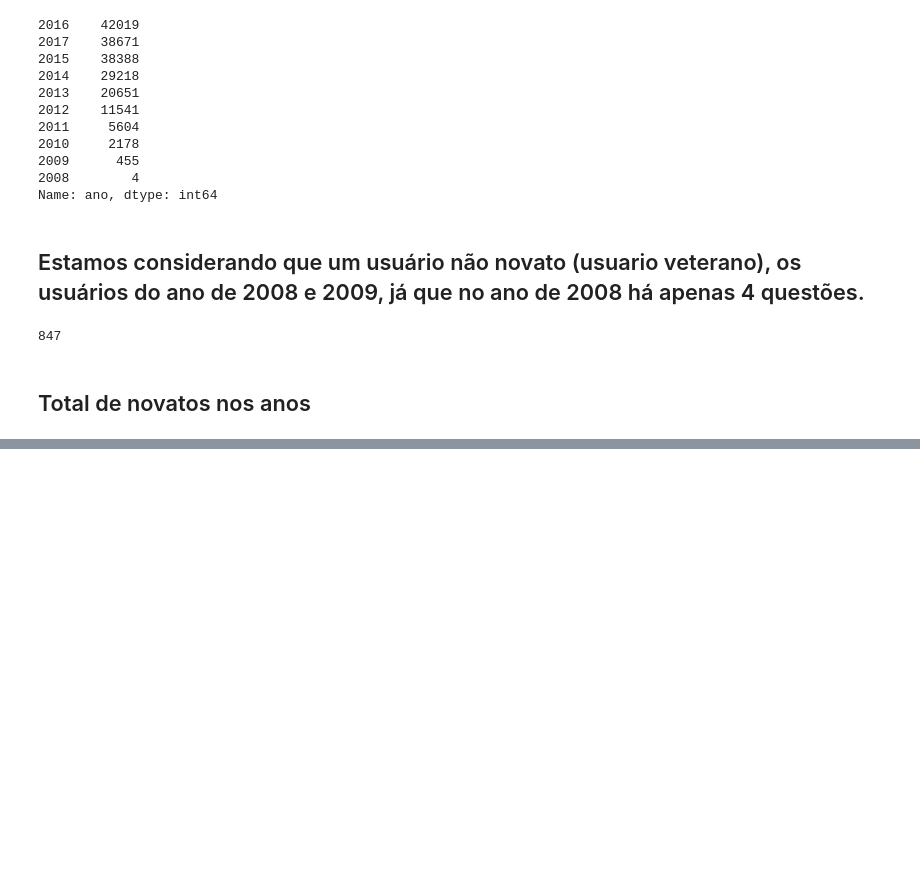
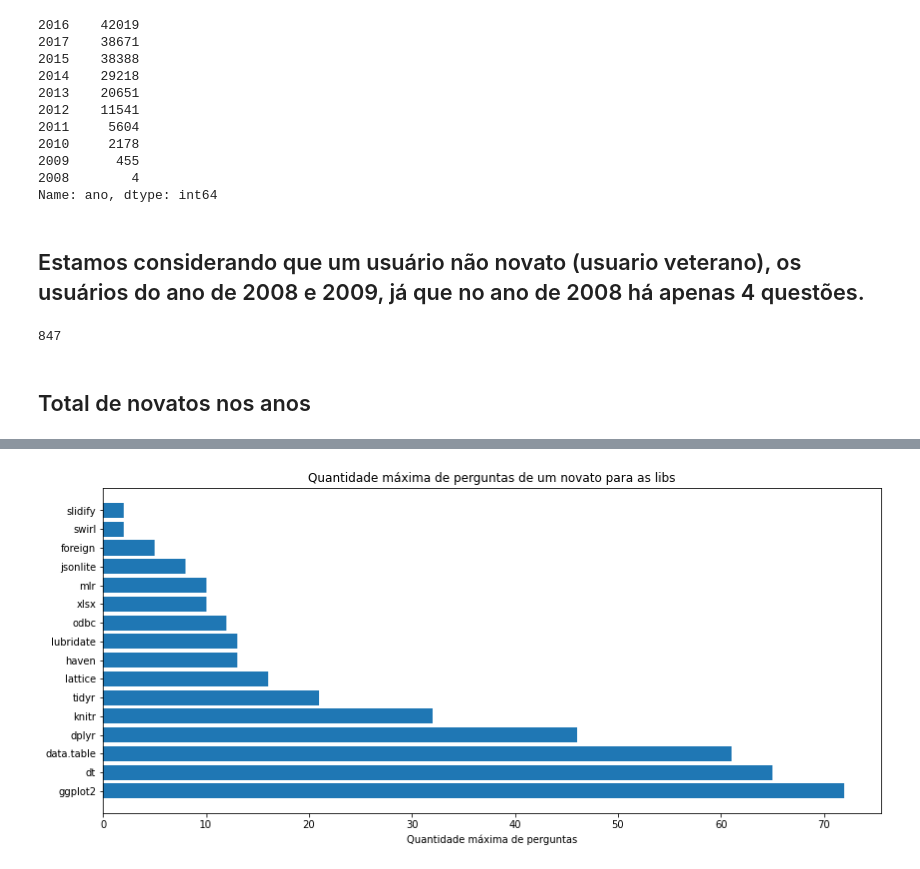
Before and after one commit to JuanFSR/EngenhariaEmpirica, a Jupyter notebook: mineracao_r.ipynb, the cells around one changed output, grey strips where cells are left out. Cells and saved outputs as stored; diff of their text form; code cells hidden in the pictures; blank space fills up the shorter version.

```diff
--- a/mineracao_r.ipynb
+++ b/mineracao_r.ipynb
@@ -118,17 +118,23 @@ libTerms = [
     ['data.table'],
     ['tidyr'],
     ['knitr'],
-    ['Caret'],
-    ['Esquisse'],
-    ['Brilhante'],
+    ['dt'],
     ['lubridate'],
-    ['H20'],
     ['mlr'],
-    ['Prophet'],
-    ['Plotly'],
     ['lattice'],
     ['jsonlite'],
     ['slidify'],
+    ['swirl'],
+    ['CircStats'],
+    ['DBI'],
+    ['odbc'],
+    ['RMySQL'],
+    ['RSQLite'],
+    ['RPostgresSQL'],
+    ['XLConnect'],
+    ['xlsx'],
+    ['foreign'],
+    ['haven']
 ]
 
 for libs in libTerms:
@@ -185,12 +191,17 @@ labelRepeat = []
 
 for term in libTerms:
     print('Lib', term[0])
-    print('\tQtd total de novatos: ', dataLanguage.loc[dataLanguage['Lib'] == term[0], 'NewCommers'].sum())
-    print('\tQtd max de novatos em um mês: ', max(dataLanguage.loc[dataLanguage['Lib'] == term[0], 'NewCommers']))
-    print('\tMaior qtd de perguntas feitas por um novato: ', max(dataNewerRepeat.loc[dataNewerRepeat['Lib'] == term[0], 'Repeat']), '\n')
+    qtdTotal = dataLanguage.loc[dataLanguage['Lib'] == term[0], 'NewCommers'].sum()
 
-    resultRepeat.append(max(dataNewerRepeat.loc[dataNewerRepeat['Lib'] == term[0], 'Repeat']))
-    resultNewers.append(dataLanguage.loc[dataLanguage['Lib'] == term[0], 'NewCommers'].sum())
-    labelRepeat.append(term[0])
+    if qtdTotal >= 1:
+        # print('\tQtd total de novatos: ', qtdTotal)
+        # print('\tQtd max de novatos em um mês: ', max(dataLanguage.loc[dataLanguage['Lib'] == term[0], 'NewCommers']))
+        # print('\tMaior qtd de perguntas feitas por um novato: ', max(dataNewerRepeat.loc[dataNewerRepeat['Lib'] == term[0], 'Repeat']), '\n')
+
+        resultRepeat.append(max(dataNewerRepeat.loc[dataNewerRepeat['Lib'] == term[0], 'Repeat']))
+        resultNewers.append(dataLanguage.loc[dataLanguage['Lib'] == term[0], 'NewCommers'].sum())
+        labelRepeat.append(term[0])
+    else:
+        print('Qtd menor que 0')
 # %% [output]
 Lib dplyr
@@ -222,20 +250,22 @@ dataResult
 # %%
 dataResult = dataResult.sort_values(by=['qtd_max_ptgn'])
 
 fig, ax = plt.subplots()
 
 fig.set_size_inches(14, 6)
 fig.savefig('./result/{}/1. qtd_max.png'.format(prefix), dpi=100)
 
-y_pos = np.arange(len(libTerms))
+y_pos = np.arange(len(labelRepeat))
 
 ax.barh(y_pos, dataResult['qtd_max_ptgn'].values.tolist(), align='center')
 ax.set_yticks(y_pos, labels=dataResult['lib'].values.tolist())
 ax.invert_yaxis()
 ax.set_title('Quantidade máxima de perguntas de um novato para as libs')
 ax.set_xlabel('Quantidade máxima de perguntas')
 
 plt.show()
+# %% [output]
+[figure, added]
 # %%
 dataResult = dataResult.sort_values(by=['qtd_max_newers'])
 
```
Also changed, not shown: parts of 3 cells of this notebook.
